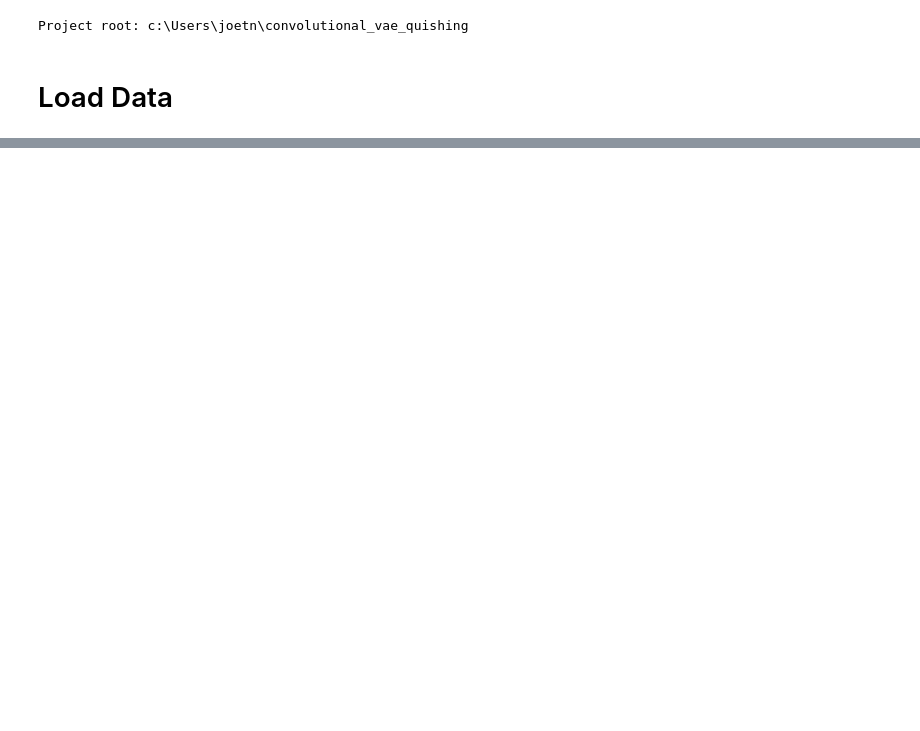
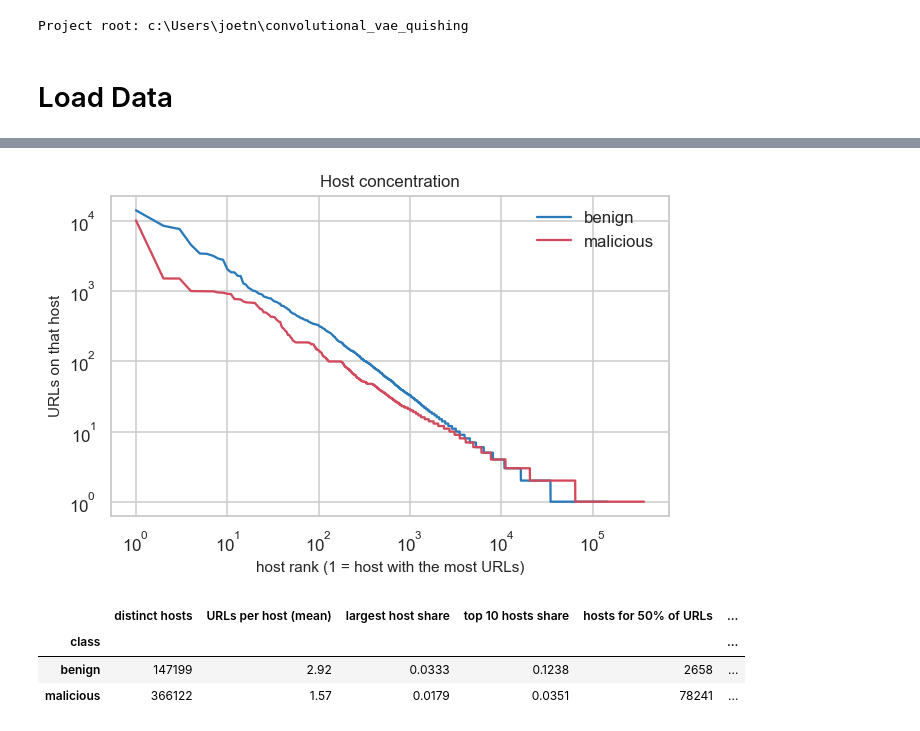
Before and after one commit to AnhJoe/convolutional_vae_quishing, a Jupyter notebook: notebooks/eda.ipynb, the cells around one changed output, grey strips where cells are left out. Saved outputs shown, nothing was run; the diff lists cells and outputs as text; code cells hidden in the pictures; blank space fills up the shorter version.

```diff
--- a/notebooks/eda.ipynb
+++ b/notebooks/eda.ipynb
@@ -118,0 +554,22 @@ for d in sorted(p for p in RAW_DIR.iterdir() if p.is_dir()):
+# %%
+# Host concentration: how many URLs each host holds, and how large the biggest hosts are
+host_counts = {cls: feat.loc[feat["cls"] == cls, "host"].value_counts() for cls in CLASS_DIR}
+fig, ax = plt.subplots(figsize=(6, 4))
+for cls, vc in host_counts.items():
+    ax.loglog(np.arange(1, len(vc) + 1), vc.values, color=COLORS[cls], label=cls)
+ax.set_xlabel("host rank (1 = host with the most URLs)"); ax.set_ylabel("URLs on that host"); ax.set_title("Host concentration"); ax.legend()
+plt.tight_layout(); plt.show()
+
+rows = []
+for cls, vc in host_counts.items():
+    cum = vc.cumsum() / vc.sum()
+    rows.append({"class": cls, "distinct hosts": len(vc), "URLs per host (mean)": round(vc.sum() / len(vc), 2),
+                 "largest host share": round(vc.iloc[0] / vc.sum(), 4), "top 10 hosts share": round(vc.iloc[:10].sum() / vc.sum(), 4),
+                 "hosts for 50% of URLs": int((cum < 0.5).sum() + 1), "largest host": vc.index[0]})
+pd.DataFrame(rows).set_index("class")
+# %% [output]
+[figure, added]
+|  | distinct hosts | URLs per host (mean) | largest host share | top 10 hosts share | hosts for 50% of URLs | ... |
+| class |  |  |  |  |  | ... |
+| benign | 147199 | 2.92 | 0.0333 | 0.1238 | 2658 | ... |
+| malicious | 366122 | 1.57 | 0.0179 | 0.0351 | 78241 | ... |
```
Also changed, not shown: parts of 68 cells of this notebook.
